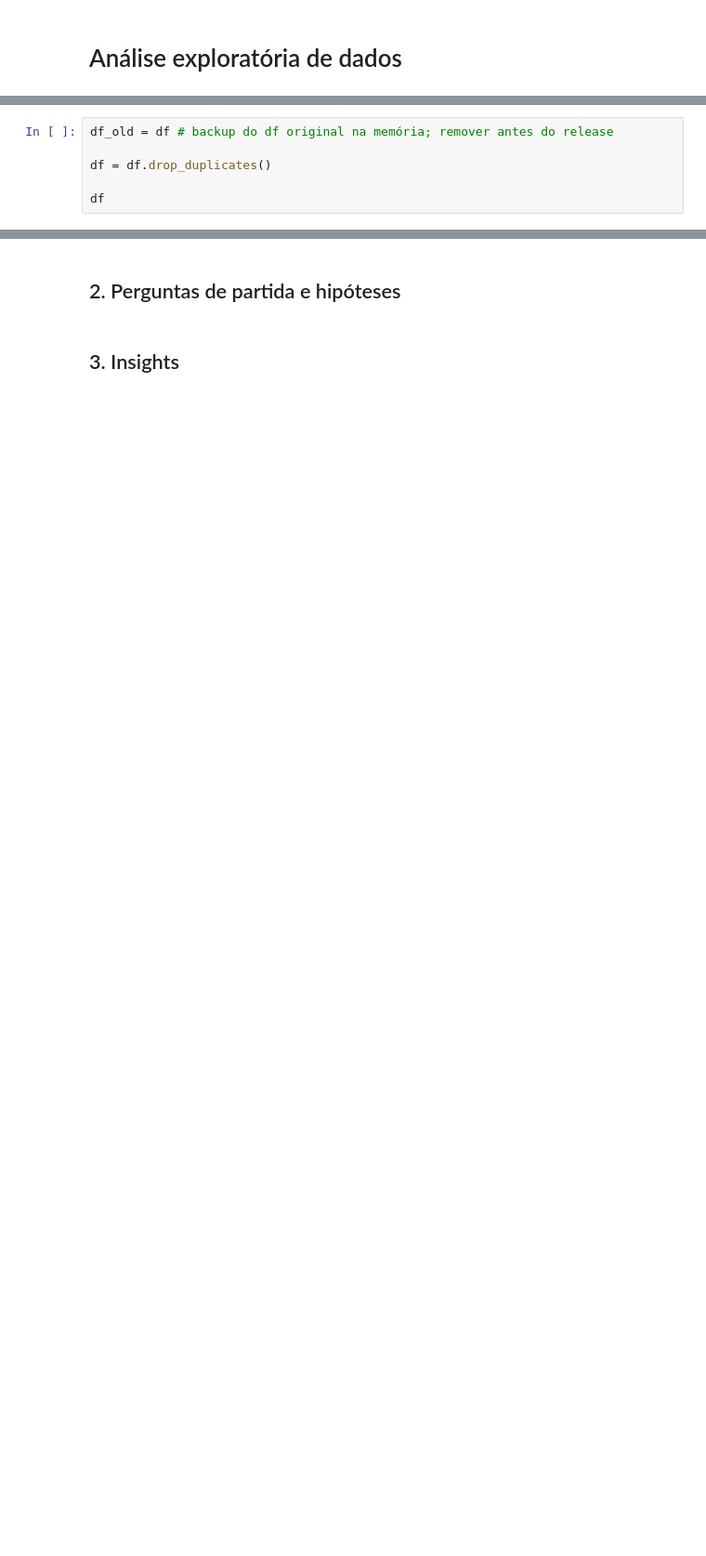
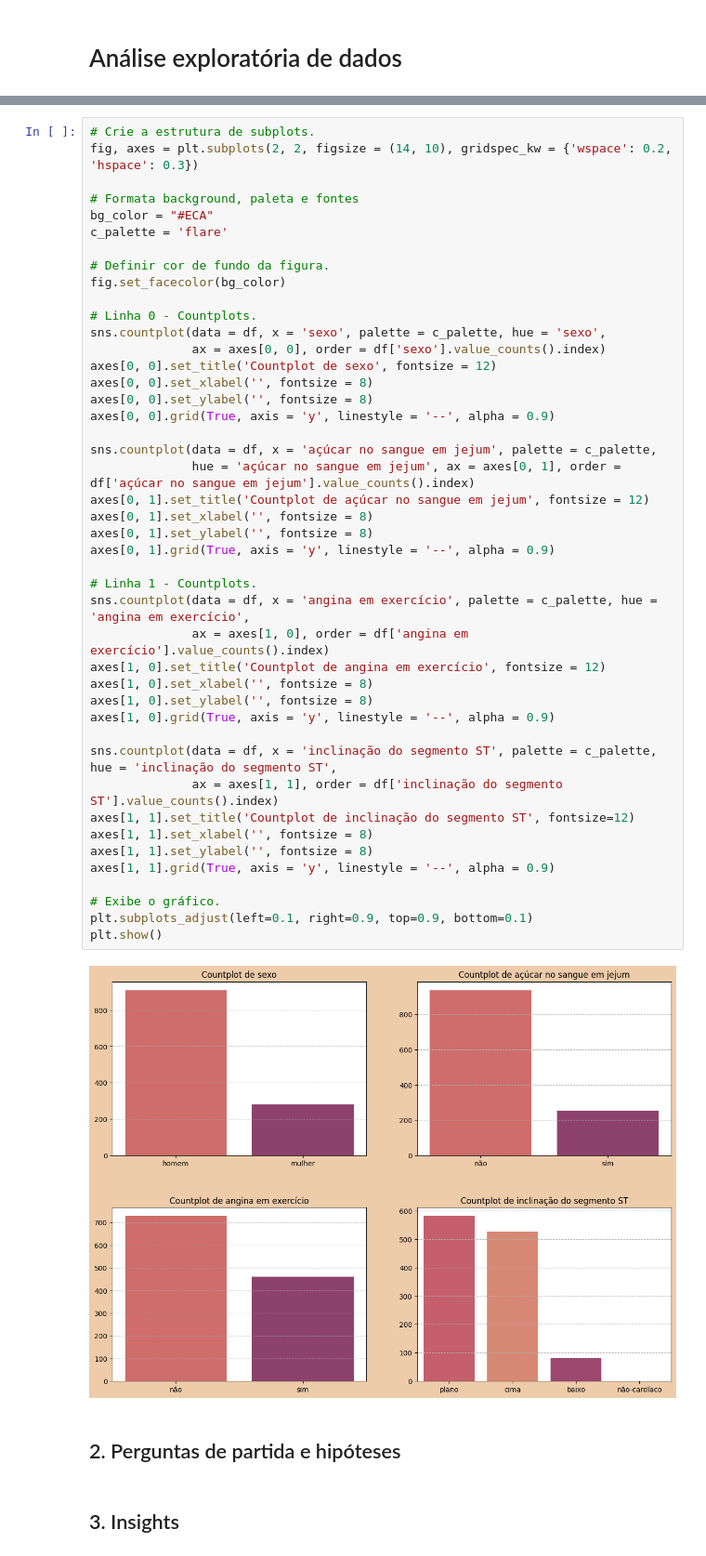
Before and after one commit to atlantico-academy/equipe8-2024.3, a Jupyter notebook: notebooks/01-exploratory_data_analysis.ipynb, the cells around one changed output, grey strips where cells are left out. Shown: that part at 93% size. Drawn from its saved outputs; the diff is of its cells as text; blank space fills up the shorter version.

```diff
--- a/notebooks/01-exploratory_data_analysis.ipynb
+++ b/notebooks/01-exploratory_data_analysis.ipynb
@@ -42,6 +52,0 @@ df.describe().T
-# %%
-df_old = df # backup do df original na memória; remover antes do release
-
-df = df.drop_duplicates()
-
-df
@@ -62,3 +316,49 @@ df
+# %%
+# Crie a estrutura de subplots.
+fig, axes = plt.subplots(2, 2, figsize = (14, 10), gridspec_kw = {'wspace': 0.2, 'hspace': 0.3})
+
+# Formata background, paleta e fontes
+bg_color = "#ECA"
+c_palette = 'flare'
+
+# Definir cor de fundo da figura.
+fig.set_facecolor(bg_color)
+
+# Linha 0 - Countplots.
+sns.countplot(data = df, x = 'sexo', palette = c_palette, hue = 'sexo',
+              ax = axes[0, 0], order = df['sexo'].value_counts().index)
+axes[0, 0].set_title('Countplot de sexo', fontsize = 12)
+axes[0, 0].set_xlabel('', fontsize = 8)
+axes[0, 0].set_ylabel('', fontsize = 8)
+axes[0, 0].grid(True, axis = 'y', linestyle = '--', alpha = 0.9)
+
+sns.countplot(data = df, x = 'açúcar no sangue em jejum', palette = c_palette,
+              hue = 'açúcar no sangue em jejum', ax = axes[0, 1], order = df['açúcar no sangue em jejum'].value_counts().index)
+axes[0, 1].set_title('Countplot de açúcar no sangue em jejum', fontsize = 12)
+axes[0, 1].set_xlabel('', fontsize = 8)
+axes[0, 1].set_ylabel('', fontsize = 8)
+axes[0, 1].grid(True, axis = 'y', linestyle = '--', alpha = 0.9)
+
+# Linha 1 - Countplots.
+sns.countplot(data = df, x = 'angina em exercício', palette = c_palette, hue = 'angina em exercício',
+              ax = axes[1, 0], order = df['angina em exercício'].value_counts().index)
+axes[1, 0].set_title('Countplot de angina em exercício', fontsize = 12)
+axes[1, 0].set_xlabel('', fontsize = 8)
+axes[1, 0].set_ylabel('', fontsize = 8)
+axes[1, 0].grid(True, axis = 'y', linestyle = '--', alpha = 0.9)
+
+sns.countplot(data = df, x = 'inclinação do segmento ST', palette = c_palette, hue = 'inclinação do segmento ST',
+              ax = axes[1, 1], order = df['inclinação do segmento ST'].value_counts().index)
+axes[1, 1].set_title('Countplot de inclinação do segmento ST', fontsize=12)
+axes[1, 1].set_xlabel('', fontsize = 8)
+axes[1, 1].set_ylabel('', fontsize = 8)
+axes[1, 1].grid(True, axis = 'y', linestyle = '--', alpha = 0.9)
+
+# Exibe o gráfico.
+plt.subplots_adjust(left=0.1, right=0.9, top=0.9, bottom=0.1)
+plt.show()
+# %% [output]
+[figure, added]
 # %% [markdown]
 ## 2. Perguntas de partida e hipóteses
 # %% [markdown]
```
Also changed, not shown: parts of 18 cells of this notebook, 1 other file.
